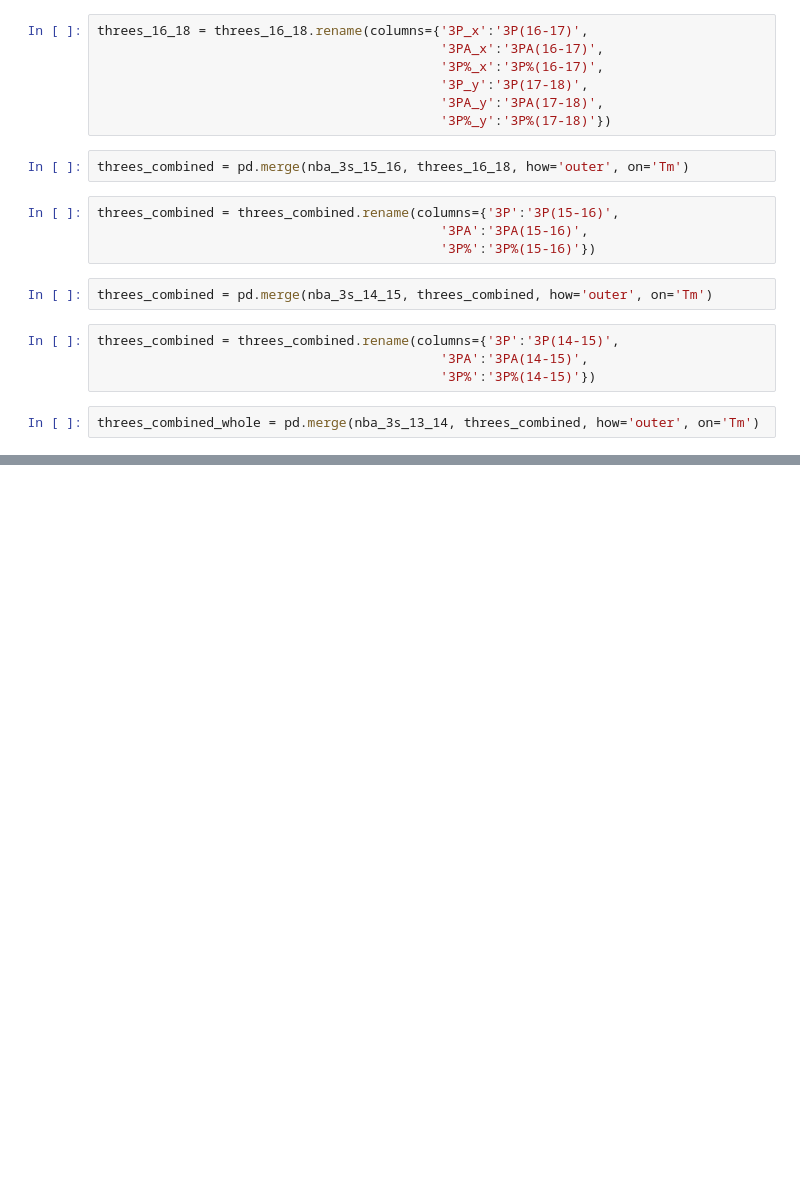
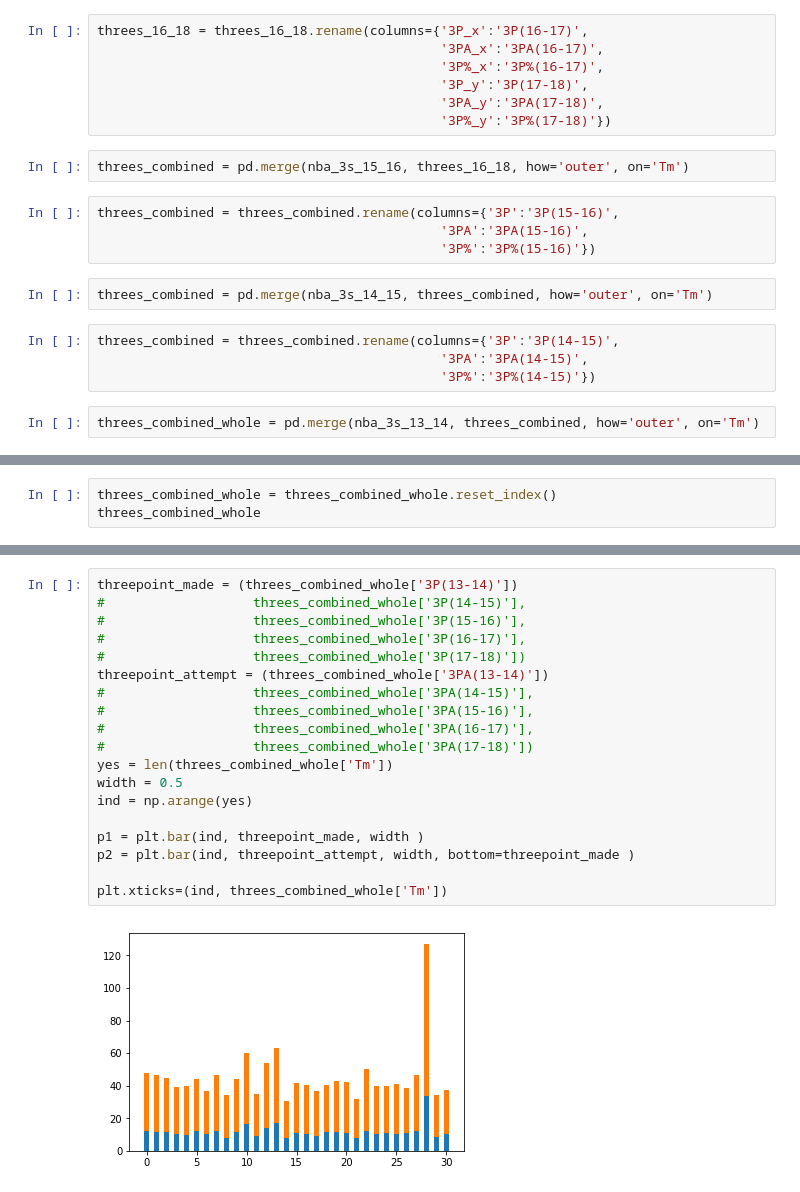
Before and after one commit to tanjowen/NCAA-vs-NBA, a Jupyter notebook: Cleaned NBA 17-18.ipynb, the cells around one changed output, grey strips where cells are left out. Cells and saved outputs as stored; diff of their text form; blank space fills up the shorter version.

```diff
--- a/Cleaned NBA 17-18.ipynb
+++ b/Cleaned NBA 17-18.ipynb
@@ -79,0 +86,3 @@ threes_combined_whole.head()
+# %%
+threes_combined_whole = threes_combined_whole.reset_index()
+threes_combined_whole
@@ -79,0 +107,21 @@ threes_combined_whole.head()
+# %%
+threepoint_made = (threes_combined_whole['3P(13-14)'])
+#                   threes_combined_whole['3P(14-15)'],
+#                   threes_combined_whole['3P(15-16)'],
+#                   threes_combined_whole['3P(16-17)'],
+#                   threes_combined_whole['3P(17-18)'])
+threepoint_attempt = (threes_combined_whole['3PA(13-14)'])
+#                   threes_combined_whole['3PA(14-15)'],
+#                   threes_combined_whole['3PA(15-16)'],
+#                   threes_combined_whole['3PA(16-17)'],
+#                   threes_combined_whole['3PA(17-18)'])
+yes = len(threes_combined_whole['Tm'])
+width = 0.5
+ind = np.arange(yes)
+
+p1 = plt.bar(ind, threepoint_made, width )
+p2 = plt.bar(ind, threepoint_attempt, width, bottom=threepoint_made )
+
+plt.xticks=(ind, threes_combined_whole['Tm'])
+# %% [output]
+[figure, added]
```
Also changed, not shown: parts of 4 cells of this notebook.
